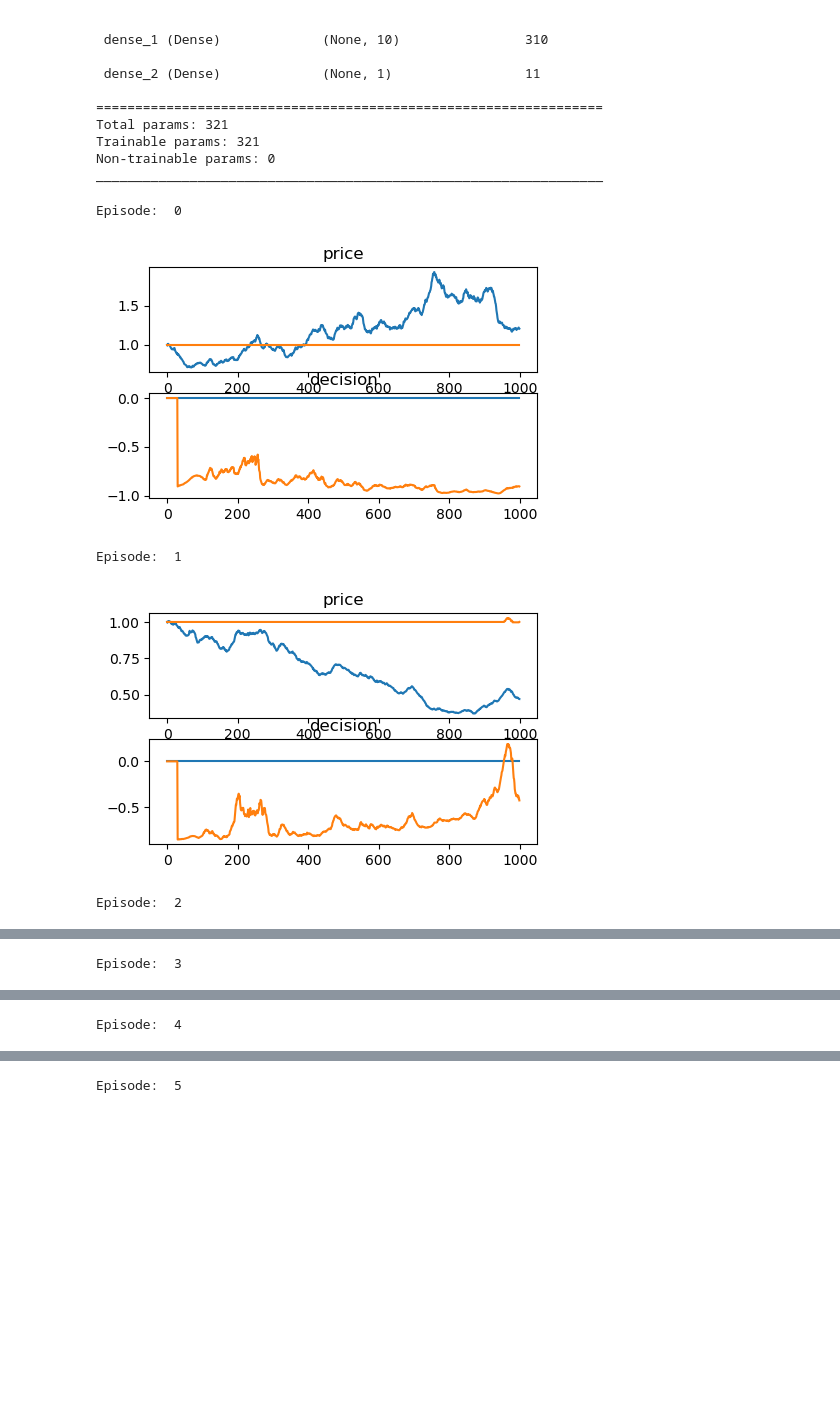
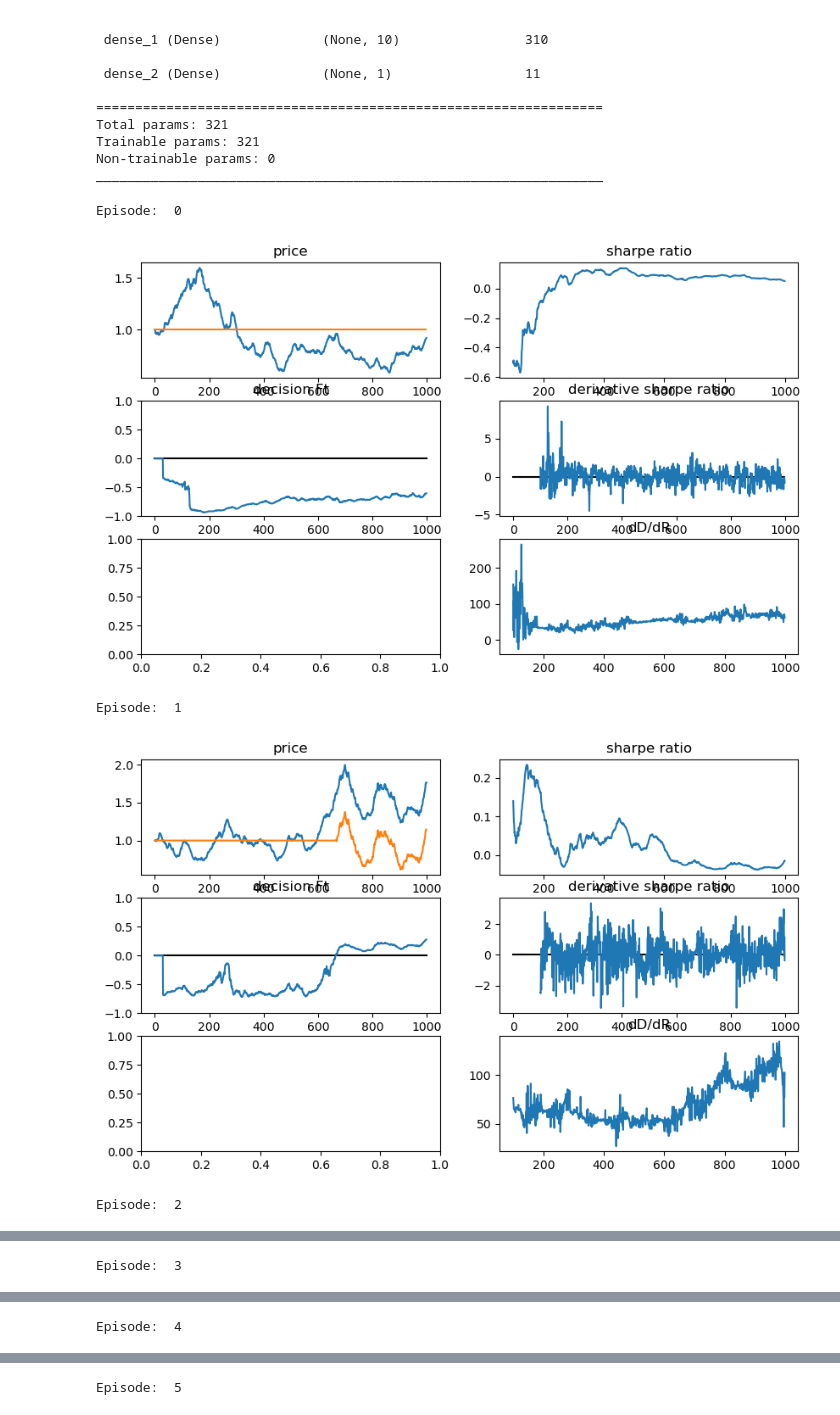
Before and after one commit to jasooney23/algo-trading, a Jupyter notebook: RRL Strategy/RRL_opt-fixed.ipynb, the cells around one changed output, grey strips where cells are left out. Cells and saved outputs as stored; diff of their text form; code cells hidden in the pictures; blank space fills up the shorter version.

Commit message:
Add diagnostics for opt-fixed

```diff
--- a/RRL Strategy/RRL_opt-fixed.ipynb
+++ b/RRL Strategy/RRL_opt-fixed.ipynb
@@ -147,6 +147,9 @@ def test_performance(zt, Ft):
         money_ideal -= decision_ideal * zt[:, t]
         values_ideal[:, t] = money_ideal + owned_ideal * zt[:, t]
 
+    values[:, -1] = np.nan
+    values_ideal[:, -1] = np.nan
+
     return (values[-1] / zt[-1], values_ideal[-1] / zt[-1]), (values, values_ideal)
 # %%
 
@@ -173,10 +176,12 @@ def calc_grads(zt, rt, At, Bt, N, MU, F_model, F_prev,):
     dRt_dFprev = tape.gradient(Rt, F_prev) # shape: (instances,)
     dF_dTheta = tape.jacobian(F_curr, F_model.trainable_variables) # shape: (instances, MODEL VAR SHAPE)
 
-    return F_curr, At_new, Bt_new, dDt_dRt, dRt_dFcurr, dRt_dFprev, dF_dTheta
+    return Rt, F_curr, At_new, Bt_new, dDt_dRt, dRt_dFcurr, dRt_dFprev, dF_dTheta
 # %%
+import warnings
+warnings.filterwarnings("ignore")
+
 # GENERATION VARS
-from re import I
 import time
 
 MU = tf.constant(3.0)
@@ -205,14 +210,21 @@ for ep in range(EPISODES):
     Bt = np.zeros((INSTANCES, SERIES_LENGTH,), dtype=np.float32)
     dF_dTheta_prev = None
 
+    Rt_series = np.zeros((INSTANCES, SERIES_LENGTH,))
     SR_series = np.zeros((INSTANCES, SERIES_LENGTH,))
     DSR_series = np.zeros((INSTANCES, SERIES_LENGTH,))
-    Rt_series = np.zeros((INSTANCES, SERIES_LENGTH,))
     dD_series = np.ones((INSTANCES, SERIES_LENGTH,))
     autodiff_series = np.ones((INSTANCES, SERIES_LENGTH,))
 
     for t in range(INPUT_SIZE, SERIES_LENGTH):
-        Ft[:, t], At[:, t], Bt[:, t], dDt_dRt, dRt_dFcurr, dRt_dFprev, dF_dTheta = calc_grads(zt[:, t - INPUT_SIZE + 1:t + 1], rt[:, t], At[:, t-1], Bt[:, t-1], N, MU, F_model, tf.Variable(Ft[:, t-1]))
+        Rt, Ft[:, t], At[:, t], Bt[:, t], dDt_dRt, dRt_dFcurr, dRt_dFprev, dF_dTheta = calc_grads(zt[:, t - INPUT_SIZE + 1:t + 1], rt[:, t], At[:, t-1], Bt[:, t-1], N, MU, F_model, tf.Variable(Ft[:, t-1]))
+
+        '''DIAGNOSTICS. -----------------'''
+        Rt_series[:, t] = Rt
+        SR_series[:, t] = np.mean(Rt_series[:, INPUT_SIZE:t]) / np.std(Rt_series[:, INPUT_SIZE:t])
+        DSR_series[:, t] = (Bt[:, t-1] * (Rt - At[:, t-1]) - (1/2) * (At[:, t-1] * (Rt ** 2 - Bt[:, t-1]))) / ((Bt[:, t-1] - At[:, t-1] ** 2) ** 1.5)
+        dD_series[:, t] = dDt_dRt
+        '''---------------------------------'''
 
         # need to continously update so that the first training step has a t-1 value.
         dF_dTheta_prev = dF_dTheta
@@ -233,41 +245,61 @@ for ep in range(EPISODES):
                 dDt_dRt_exp = reshape_grad(dDt_dRt, dF_dTheta[i].shape)
                 dRt_dFcurr_exp = reshape_grad(dRt_dFcurr, dF_dTheta[i].shape)
                 dRt_dFprev_exp = reshape_grad(dRt_dFprev, dF_dTheta[i].shape)
 
                 grad = dDt_dRt_exp * (dRt_dFcurr_exp * dF_dTheta[i] + dRt_dFprev_exp * dF_dTheta_prev[i])
                 grad = tf.reduce_sum(grad, axis=0)
                 grad *= LEARNING_RATE / INSTANCES # divide by instances since the gradients are summed over all instances.
 
                 # gradient_update.append(tf.reshape(grad, F_curr_model.trainable_variables[i].shape))
                 gradient_update.append(grad)
 
 
             vars = F_model.trainable_variables
             for i in range(len(vars)):
                 vars[i].assign_add(gradient_update[i])
             '''--------------------------------------------'''
 
 
     '''PLOT DIAGNOSTICS. -----------------'''
     if ep % 1 == 0:
         print("Episode: ", ep)
         # test performance
         deltas, val_series = test_performance(zt, Ft)
 
-        fig, ax = plt.subplots(2, figsize=(5, 3))
+        fig, ax = plt.subplots(3, 2, figsize=(10, 6))
 
-        ax[0].plot(zt[0])
-        ax[0].plot(val_series[0][0])
-        ax[0].set_title("price")
+        ax[0, 0].plot(zt[0])
+        ax[0, 0].plot(val_series[0][0])
+        ax[0, 0].set_title("price")
 
-        ax[1].plot(Ft[0] * 0)
-        ax[1].plot(Ft[0])
-        ax[1].set_title("decision")
+        ax[1, 0].plot(Ft[0] * 0, color='k')
+        ax[1, 0].plot(Ft[0])
+        ax[1, 0].set_ylim([-1, 1])
+        ax[1, 0].set_title("decision Ft")
+
+
+        SR_cut = SR_series.copy()
+        SR_cut[:, :TRADING_DELAY] = np.nan
+        ax[0, 1].plot(SR_cut[0])
+        ax[0, 1].set_title("sharpe ratio")
+
+        DSR_cut = DSR_series.copy()
+        DSR_cut[:, :TRADING_DELAY] = np.nan
+        ax[1, 1].plot(DSR_series[0] * 0, color='k')
+        ax[1, 1].plot(DSR_cut[0])
+        ax[1, 1].set_title("derivative sharpe ratio")
+
+        dD_cut = dD_series.copy()
+        dD_cut[:, :TRADING_DELAY] = np.nan
+        ax[2, 1].plot(dD_cut[0])
+        ax[2, 1].set_title("dD/dR")
+
+        plt.show()
         plt.show()
     '''-----------------------------------'''
 # %% [output]
 Episode:  0
-[figure, old version]
+[figure, new version]
 Episode:  1
-[figure, old version]
+[figure, new version]
 Episode:  2
```
Also changed, not shown: parts of 1 cell of this notebook.
